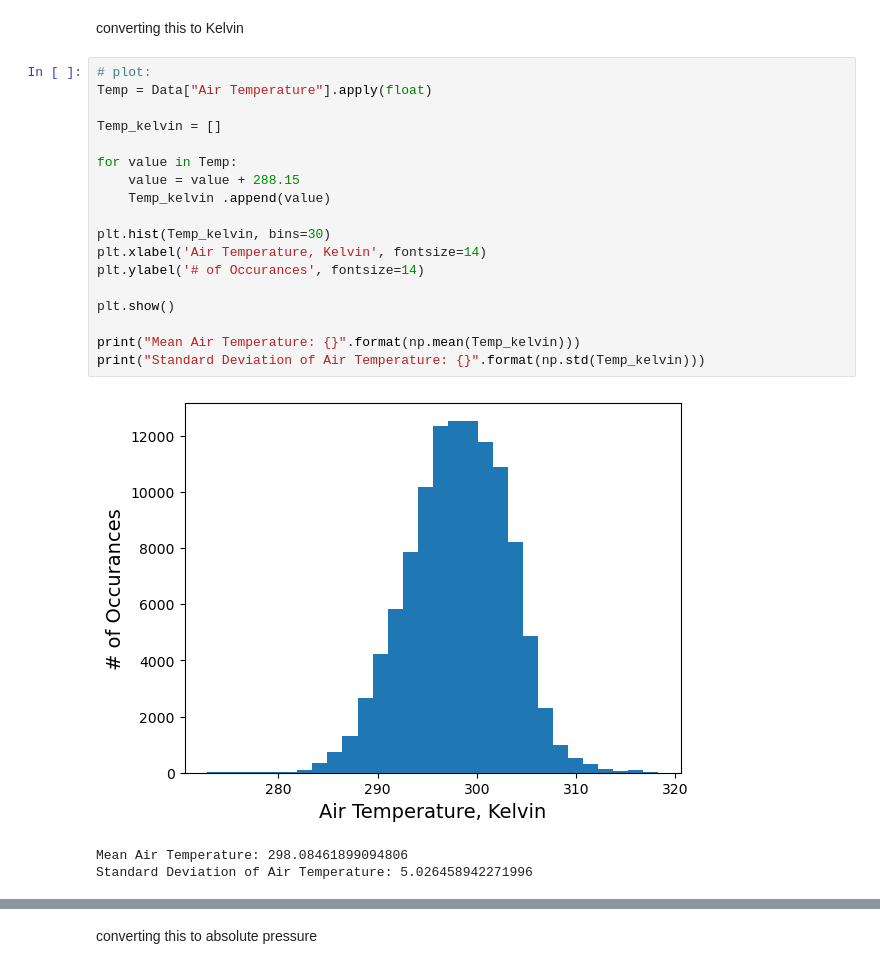
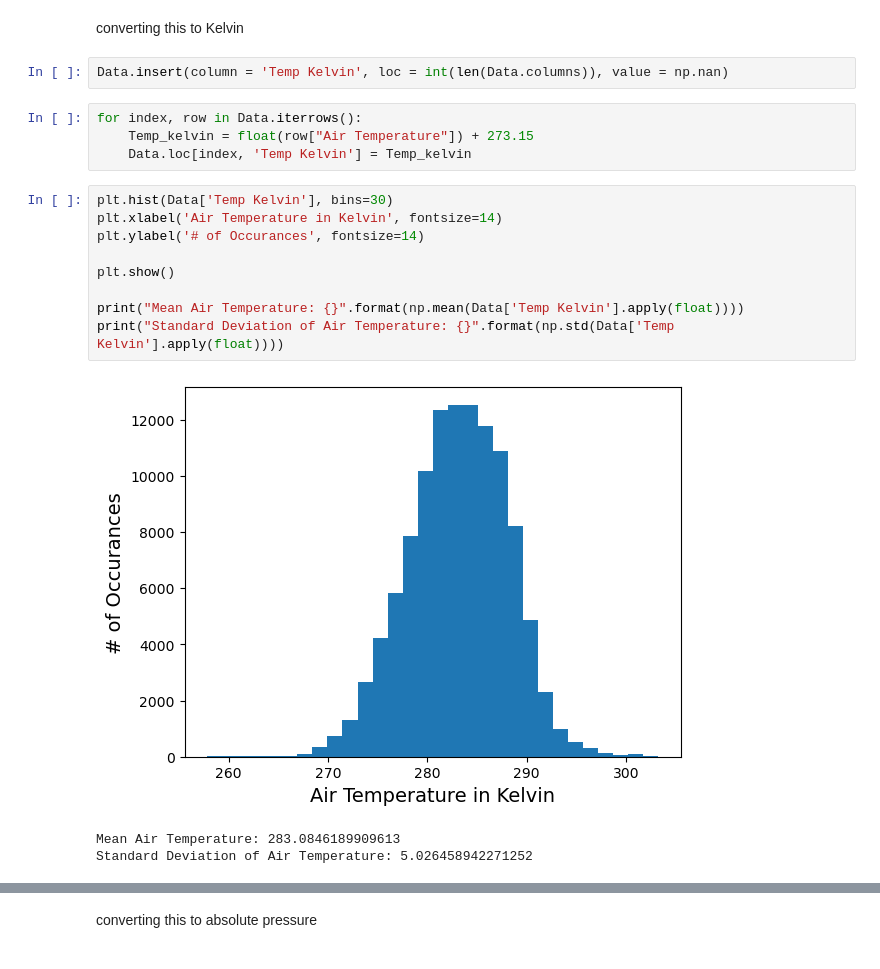
Before and after one commit to DaveAero/Project1, a Jupyter notebook: Untitled.ipynb, the cells around one changed output, grey strips where cells are left out. Cells and saved outputs as stored; diff of their text form.

```diff
--- a/Untitled.ipynb
+++ b/Untitled.ipynb
@@ -132,26 +132,23 @@ plt.show()
 [figure]
 # %% [markdown]
 converting this to Kelvin
+# %%
+Data.insert(column = 'Temp Kelvin', loc = int(len(Data.columns)), value = np.nan)
 # %%
-# plot:
-Temp = Data["Air Temperature"].apply(float)
-
-Temp_kelvin = []
-
-for value in Temp:
-    value = value + 288.15
-    Temp_kelvin .append(value)
-
-plt.hist(Temp_kelvin, bins=30)
-plt.xlabel('Air Temperature, Kelvin', fontsize=14)
-plt.ylabel('# of Occurances', fontsize=14)
-
-plt.show()
-
-print("Mean Air Temperature: {}".format(np.mean(Temp_kelvin)))
-print("Standard Deviation of Air Temperature: {}".format(np.std(Temp_kelvin)))
+for index, row in Data.iterrows():
+    Temp_kelvin = float(row["Air Temperature"]) + 273.15
+    Data.loc[index, 'Temp Kelvin'] = Temp_kelvin
-# %% [output]
-[figure, removed]
-Mean Air Temperature: 298.08461899094806
-Standard Deviation of Air Temperature: 5.026458942271996
+# %%
+plt.hist(Data['Temp Kelvin'], bins=30)
+plt.xlabel('Air Temperature in Kelvin', fontsize=14)
+plt.ylabel('# of Occurances', fontsize=14)
+
+plt.show()
+
+print("Mean Air Temperature: {}".format(np.mean(Data['Temp Kelvin'].apply(float))))
+print("Standard Deviation of Air Temperature: {}".format(np.std(Data['Temp Kelvin'].apply(float))))
+# %% [output]
+[figure, added]
+Mean Air Temperature: 283.0846189909613
+Standard Deviation of Air Temperature: 5.026458942271252
 # %% [markdown]
```
Also changed, not shown: parts of 13 cells of this notebook.
